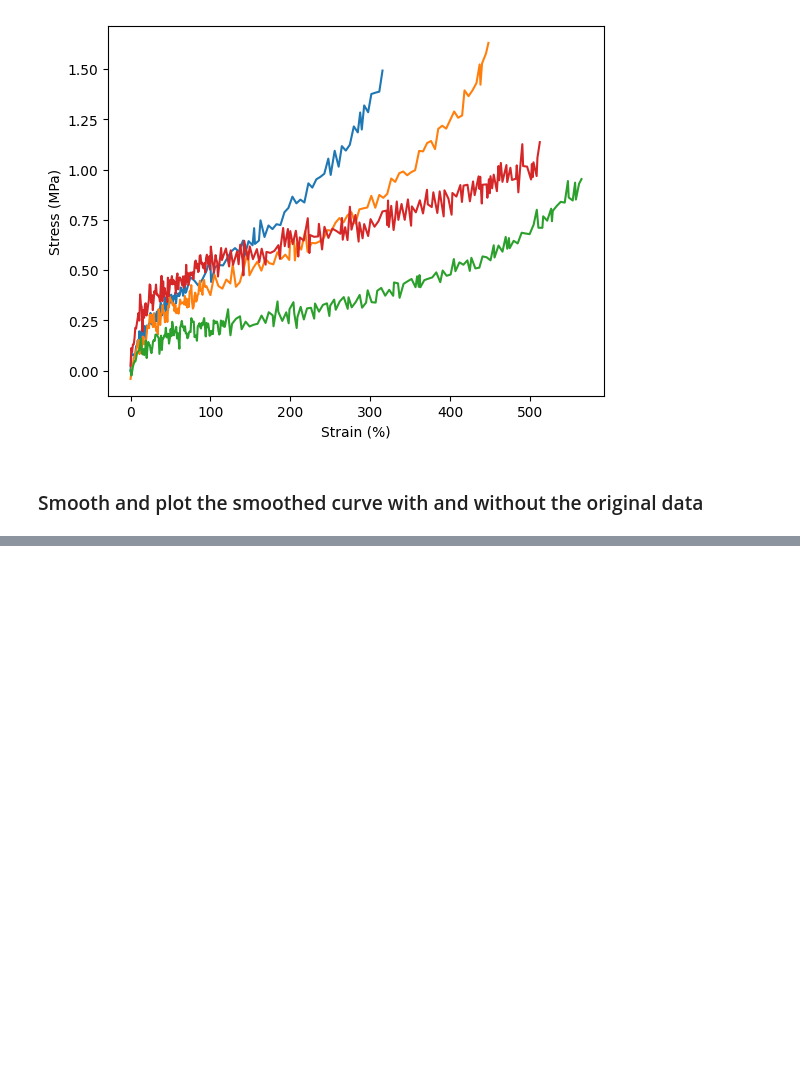
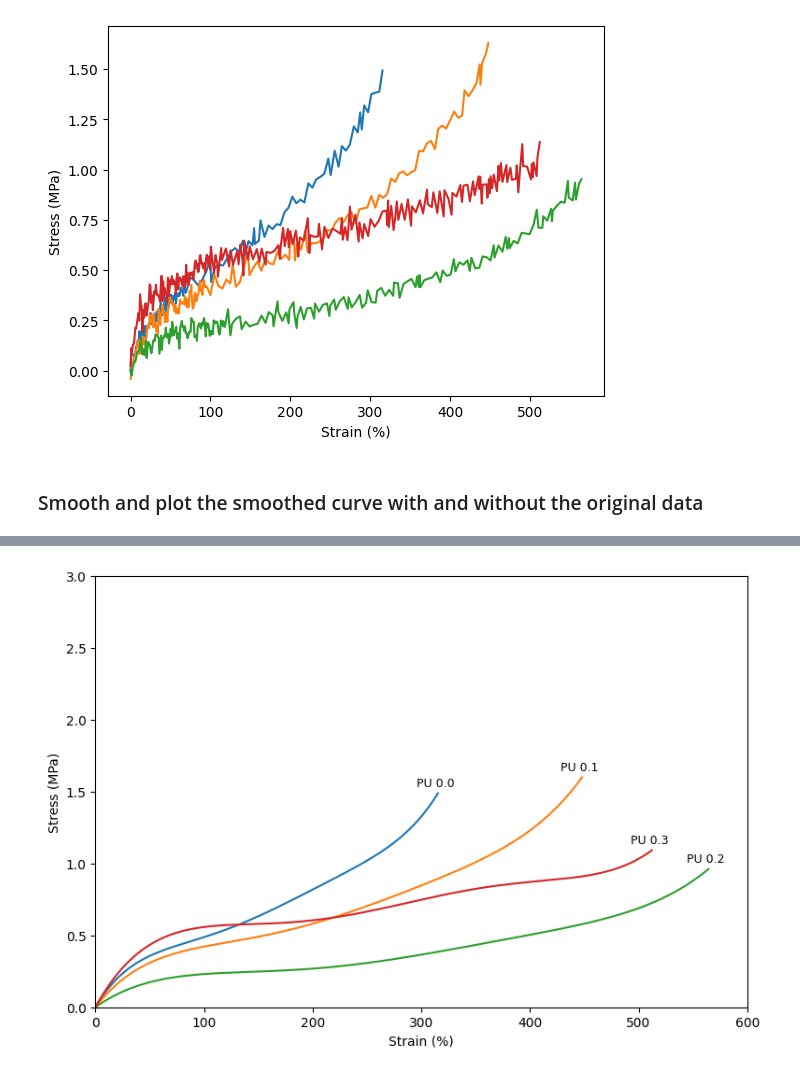
Before and after one commit to JHU-Kessler-Group/GraftedHybridLatexPaper, a Jupyter notebook: Figure2.ipynb, the cells around one changed output, grey strips where cells are left out. Saved outputs shown, nothing was run; the diff lists cells and outputs as text; code cells hidden in the pictures; blank space fills up the shorter version.

```diff
--- a/Figure2.ipynb
+++ b/Figure2.ipynb
@@ -175,0 +272,27 @@ plt.show()
+# %%
+# Plot only the smoothed data with specified limits and no grid
+plt.figure(figsize=(9, 6))
+sns.lineplot(x='Strain (%)', y='Stress (MPa)', hue='Sample', data=all_smoothed_poly_data)
+
+# plt.title('Stress vs Strain: Polynomial Smoothed Data (Through Origin)')
+plt.xlabel('Strain (%)')
+plt.ylabel('Stress (MPa)')
+plt.grid(False) # Remove internal grid lines
+plt.ylim(0, 3) # Set y-axis limit
+plt.xlim(0, 600) # Set x-axis limit
+
+# Remove the legend
+plt.legend().remove()
+
+
+# Add labels to the end of each curve
+for sample_name, df_smoothed in smoothed_poly_dataframes.items():
+    # Find the last point of each smoothed curve
+    last_point = df_smoothed.iloc[-1]
+    # Add a small vertical offset to the label's y-position and horizontal offset to the x-position
+    plt.text(last_point['Strain (%)'] - 20, last_point['Stress (MPa)'] + 0.05, sample_name, fontsize=9) # Added horizontal offset
+
+
+plt.show()
+# %% [output]
+[figure, added]
```
Also changed, not shown: parts of 4 cells of this notebook.
